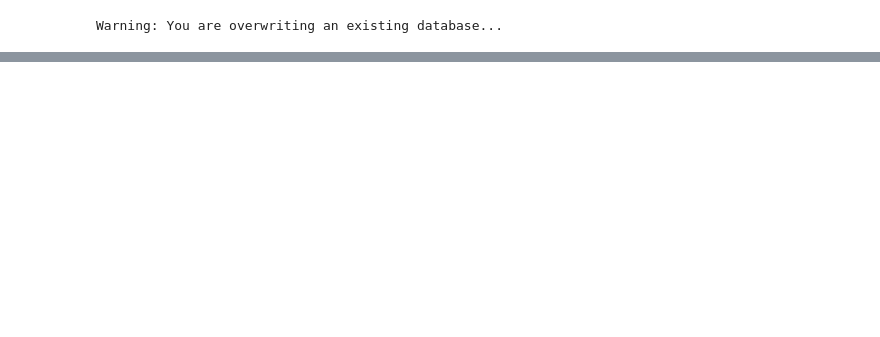
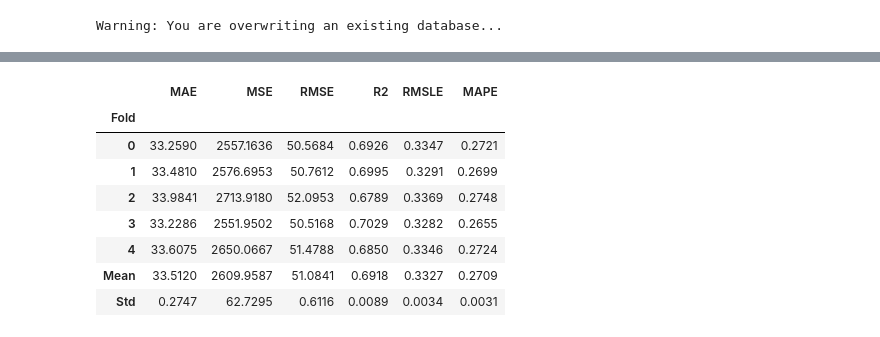
Before and after one commit to galengorski/CAWSC_WaterUse, a Jupyter notebook: ml_experiments/annual_v_0_0/pycaret/pycaret_shadow.ipynb, the cells around one changed output, grey strips where cells are left out. Saved outputs shown, nothing was run; the diff lists cells and outputs as text; code cells hidden in the pictures; blank space fills up the shorter version.

```diff
--- a/ml_experiments/annual_v_0_0/pycaret/pycaret_shadow.ipynb
+++ b/ml_experiments/annual_v_0_0/pycaret/pycaret_shadow.ipynb
@@ -105,20 +107,29 @@ best = compare_models(n_select = 5)
 # %%
 params = {
     'objective': "reg:squarederror",
     'tree_method': 'hist',
     'colsample_bytree': 0.8,
     'learning_rate': 0.20,
     'max_depth': 7,
     'alpha': 100,
     'n_estimators': 500,
     'rate_drop': 0.9,
     'skip_drop': 0.5,
     'subsample': 0.8,
     'reg_lambda': 10,
     'min_child_weight': 50,
     'gamma': 10,
     'max_delta_step': 0,
     'seed': 123
 }
-#xgb = create_model('xgboost', **params)
-lgb = create_model('lightgbm')
+xgb = create_model('xgboost', **params)
+# %% [output]
+|  | MAE | MSE | RMSE | R2 | RMSLE | MAPE |
+| Fold |  |  |  |  |  |  |
+| 0 | 33.2590 | 2557.1636 | 50.5684 | 0.6926 | 0.3347 | 0.2721 |
+| 1 | 33.4810 | 2576.6953 | 50.7612 | 0.6995 | 0.3291 | 0.2699 |
+| 2 | 33.9841 | 2713.9180 | 52.0953 | 0.6789 | 0.3369 | 0.2748 |
+| 3 | 33.2286 | 2551.9502 | 50.5168 | 0.7029 | 0.3282 | 0.2655 |
+| 4 | 33.6075 | 2650.0667 | 51.4788 | 0.6850 | 0.3346 | 0.2724 |
+| Mean | 33.5120 | 2609.9587 | 51.0841 | 0.6918 | 0.3327 | 0.2709 |
+| Std | 0.2747 | 62.7295 | 0.6116 | 0.0089 | 0.0034 | 0.0031 |
```
Also changed, not shown: parts of 10 cells of this notebook, 3 other files.
